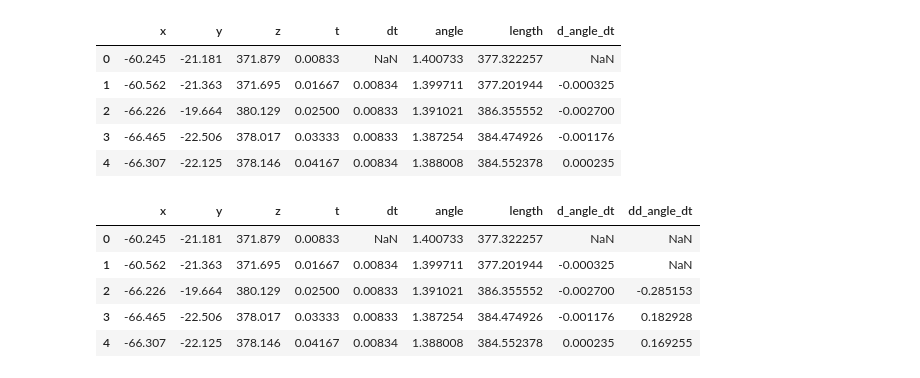
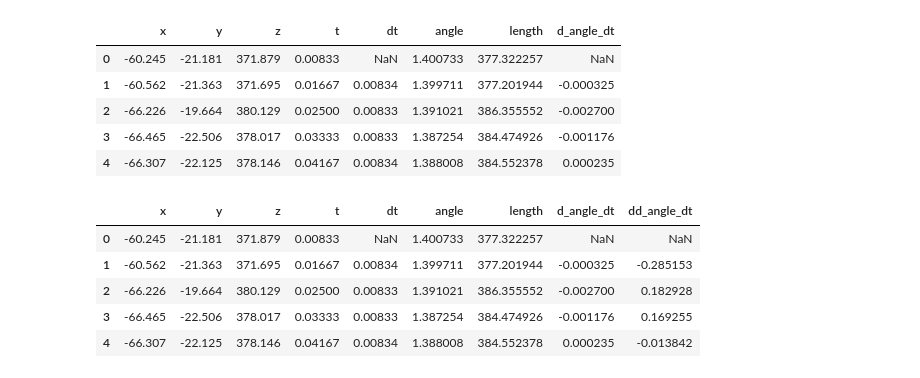
Before and after one commit to hsharrison/open-source-science-workshop, a Jupyter notebook: kinimatics/1-walking.ipynb, the cells around one changed output. Saved outputs shown, nothing was run; the diff lists cells and outputs as text; code cells hidden in the pictures.

```diff
--- a/kinimatics/1-walking.ipynb
+++ b/kinimatics/1-walking.ipynb
@@ -228,12 +228,12 @@ leg.head()
 | 3 | -66.465 | -22.506 | 378.017 | 0.03333 | 0.00833 | 1.387254 | 384.474926 | -0.001176 |
 | 4 | -66.307 | -22.125 | 378.146 | 0.04167 | 0.00834 | 1.388008 | 384.552378 | 0.000235 |
 # %%
-leg['dd_angle_dt'] = leg['d_angle_dt'].diff() / leg['dt']
+leg['dd_angle_dt'] = np.roll(leg['d_angle_dt'].diff() / leg['dt'], -1)
 leg.head()
 # %% [output]
 |  | x | y | z | t | dt | angle | length | d_angle_dt | dd_angle_dt |
 | 0 | -60.245 | -21.181 | 371.879 | 0.00833 | NaN | 1.400733 | 377.322257 | NaN | NaN |
-| 1 | -60.562 | -21.363 | 371.695 | 0.01667 | 0.00834 | 1.399711 | 377.201944 | -0.000325 | NaN |
-| 2 | -66.226 | -19.664 | 380.129 | 0.02500 | 0.00833 | 1.391021 | 386.355552 | -0.002700 | -0.285153 |
-| 3 | -66.465 | -22.506 | 378.017 | 0.03333 | 0.00833 | 1.387254 | 384.474926 | -0.001176 | 0.182928 |
-| 4 | -66.307 | -22.125 | 378.146 | 0.04167 | 0.00834 | 1.388008 | 384.552378 | 0.000235 | 0.169255 |
+| 1 | -60.562 | -21.363 | 371.695 | 0.01667 | 0.00834 | 1.399711 | 377.201944 | -0.000325 | -0.285153 |
+| 2 | -66.226 | -19.664 | 380.129 | 0.02500 | 0.00833 | 1.391021 | 386.355552 | -0.002700 | 0.182928 |
+| 3 | -66.465 | -22.506 | 378.017 | 0.03333 | 0.00833 | 1.387254 | 384.474926 | -0.001176 | 0.169255 |
+| 4 | -66.307 | -22.125 | 378.146 | 0.04167 | 0.00834 | 1.388008 | 384.552378 | 0.000235 | -0.013842 |
```
